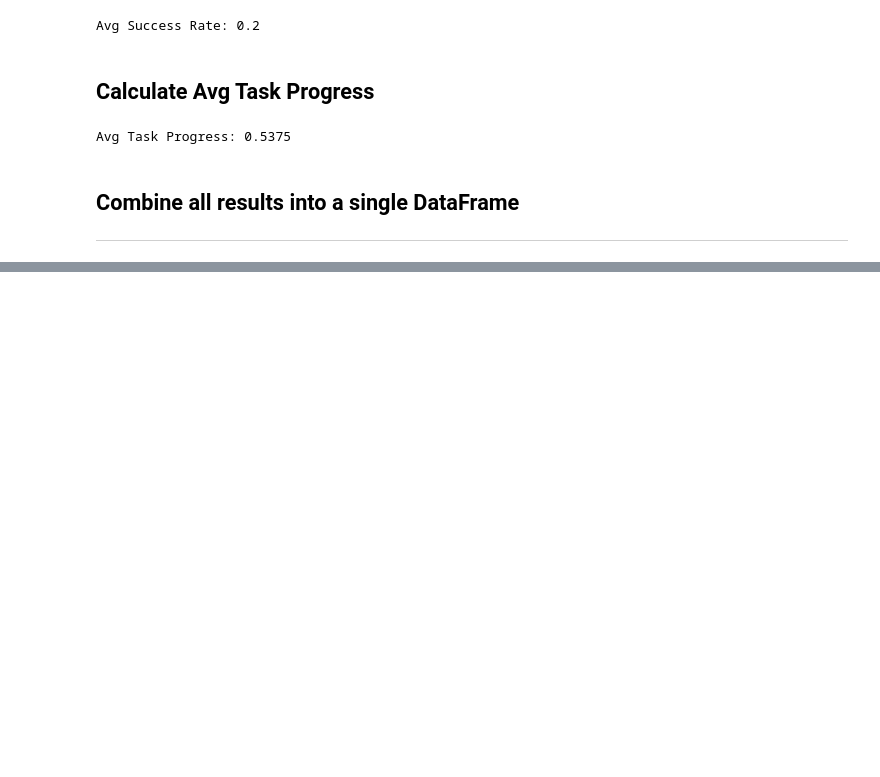
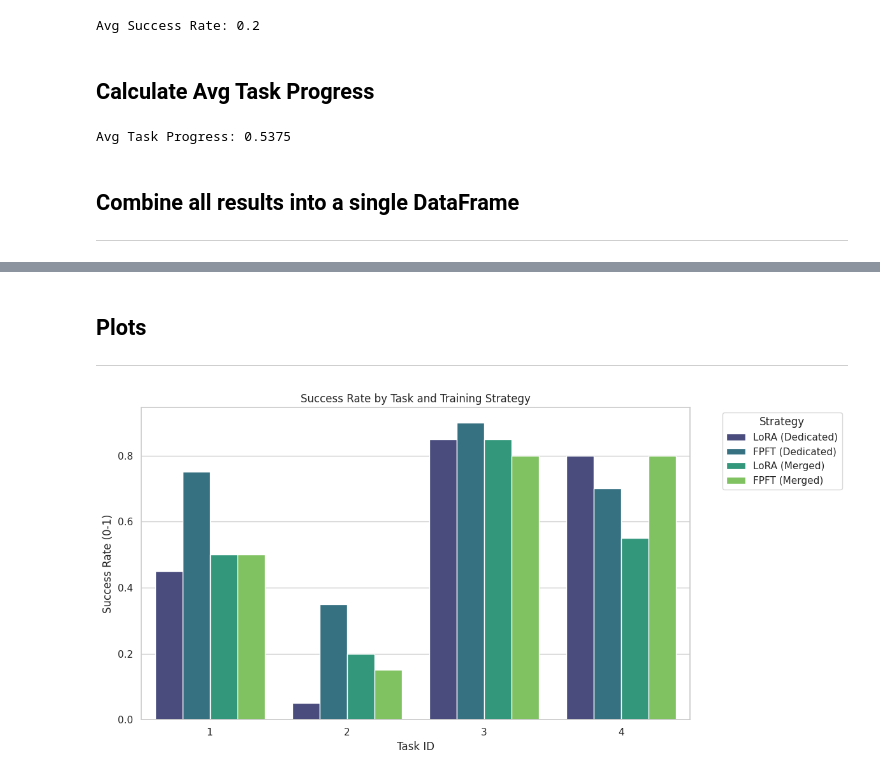
Before and after one commit to F-Fer/lerobot_ur5e_gello, a Jupyter notebook: notebooks/model_performance_analysis.ipynb, the cells around one changed output, grey strips where cells are left out. Drawn from its saved outputs; the diff is of its cells as text; code cells hidden in the pictures; blank space fills up the shorter version.

Commit message:
add plots

```diff
--- a/notebooks/model_performance_analysis.ipynb
+++ b/notebooks/model_performance_analysis.ipynb
@@ -118,0 +233,30 @@ df
+# %% [markdown]
+## Plots
+
+---
+# %%
+sns.set_theme(style="whitegrid")
+plt.rcParams.update({'font.size': 12})
+
+# 1. THE MAIN COMPARISON: Success Rate per Task
+# This answers: "Which model is best for which task?"
+plt.figure(figsize=(12, 6))
+# Create a custom 'Method' column for cleaner legends
+df['Method'] = df.apply(lambda x:
+    f"{'LoRA' if x['lora'] else 'FPFT'} ({'Merged' if x['merged'] else 'Dedicated'})", axis=1)
+
+sns.barplot(
+    data=df,
+    x="task",
+    y="success_rate",
+    hue="Method",
+    palette="viridis"
+)
+plt.title("Success Rate by Task and Training Strategy")
+plt.ylabel("Success Rate (0-1)")
+plt.xlabel("Task ID")
+plt.legend(title="Strategy", bbox_to_anchor=(1.05, 1), loc='upper left')
+plt.tight_layout()
+plt.show()
+# %% [output]
+[figure, added]
```
Also changed, not shown: parts of 16 cells of this notebook, 2 other files.
